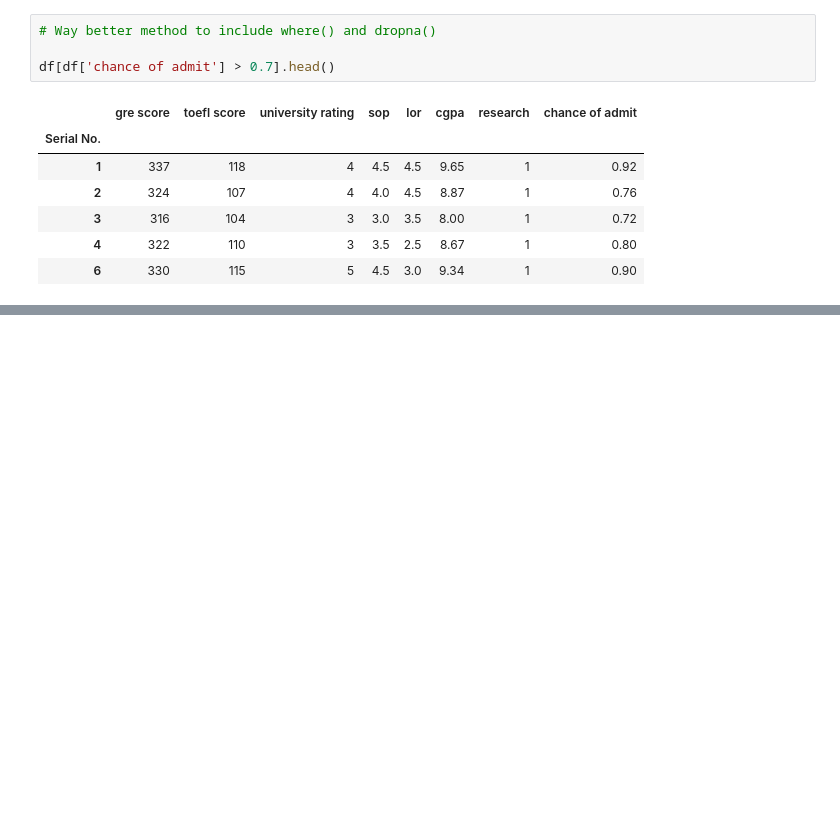
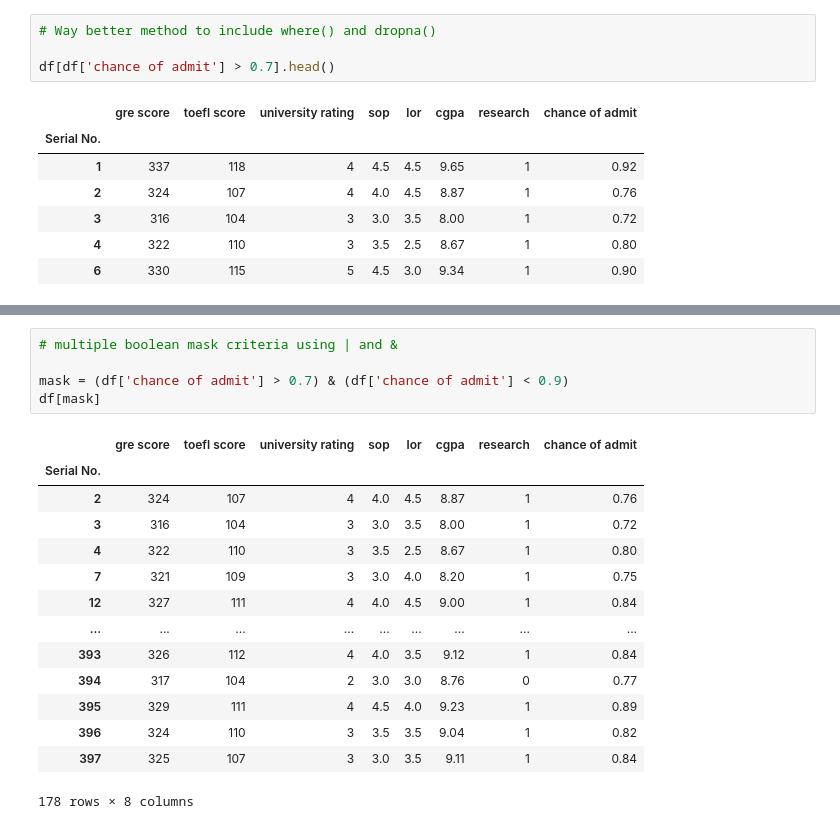
Before and after one commit to markohey/Michigan_DS, a Jupyter notebook: pandas_practice_chatgpt.ipynb, the cells around one changed output, grey strips where cells are left out. Drawn from its saved outputs; the diff is of its cells as text; blank space fills up the shorter version.

```diff
--- a/pandas_practice_chatgpt.ipynb
+++ b/pandas_practice_chatgpt.ipynb
@@ -200,0 +221,20 @@ df[df['chance of admit'] > 0.7].head()
+# %%
+# multiple boolean mask criteria using | and &
+
+mask = (df['chance of admit'] > 0.7) & (df['chance of admit'] < 0.9)
+df[mask]
+# %% [output]
+|  | gre score | toefl score | university rating | sop | lor | cgpa | research | chance of admit |
+| Serial No. |  |  |  |  |  |  |  |  |
+| 2 | 324 | 107 | 4 | 4.0 | 4.5 | 8.87 | 1 | 0.76 |
+| 3 | 316 | 104 | 3 | 3.0 | 3.5 | 8.00 | 1 | 0.72 |
+| 4 | 322 | 110 | 3 | 3.5 | 2.5 | 8.67 | 1 | 0.80 |
+| 7 | 321 | 109 | 3 | 3.0 | 4.0 | 8.20 | 1 | 0.75 |
+| 12 | 327 | 111 | 4 | 4.0 | 4.5 | 9.00 | 1 | 0.84 |
+| ... | ... | ... | ... | ... | ... | ... | ... | ... |
+| 393 | 326 | 112 | 4 | 4.0 | 3.5 | 9.12 | 1 | 0.84 |
+| 394 | 317 | 104 | 2 | 3.0 | 3.0 | 8.76 | 0 | 0.77 |
+| 395 | 329 | 111 | 4 | 4.5 | 4.0 | 9.23 | 1 | 0.89 |
+| 396 | 324 | 110 | 3 | 3.5 | 3.5 | 9.04 | 1 | 0.82 |
+| 397 | 325 | 107 | 3 | 3.0 | 3.5 | 9.11 | 1 | 0.84 |
+178 rows × 8 columns
```
Also changed, not shown: parts of 10 cells of this notebook.
